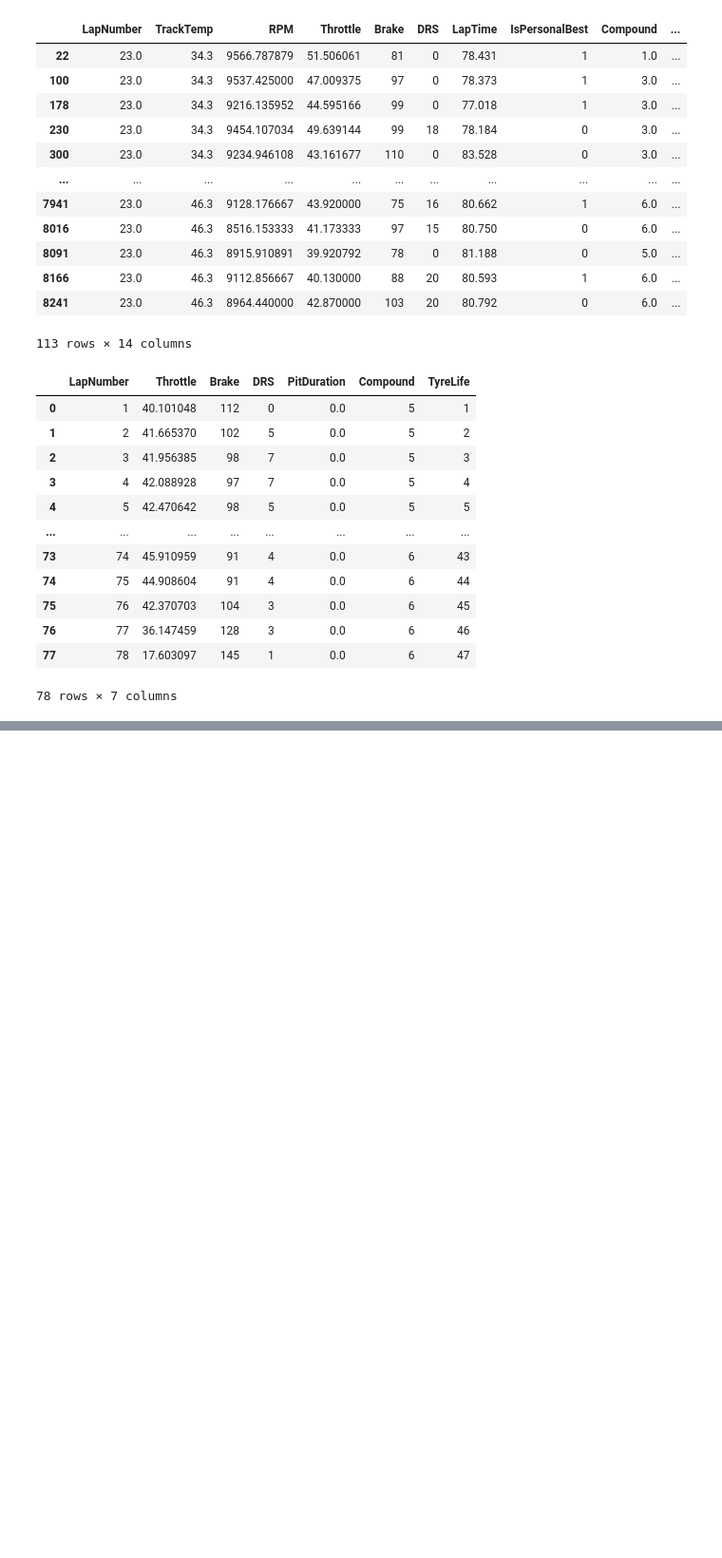
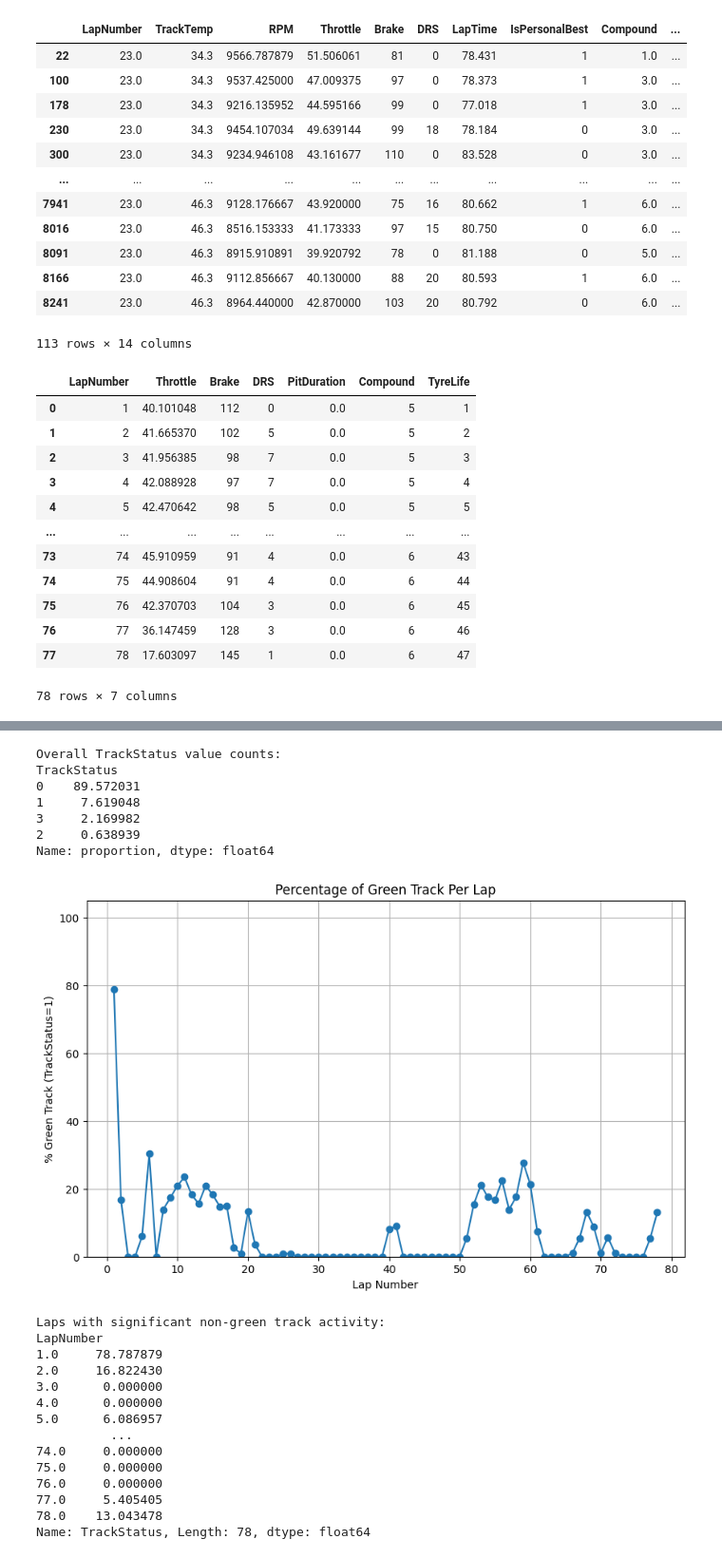
Before and after one commit to JigyashuSaravta/2025Spring_Final_F1, a Jupyter notebook: Fastf1/mc_sim.ipynb, the cells around one changed output, grey strips where cells are left out. Shown at 95% size. Drawn from its saved outputs; the diff is of its cells as text; code cells hidden in the pictures; blank space fills up the shorter version.

```diff
--- a/Fastf1/mc_sim.ipynb
+++ b/Fastf1/mc_sim.ipynb
@@ -71,0 +397,50 @@ laps
+# %%
+import pandas as pd
+import matplotlib.pyplot as plt
+
+# Assuming your random variable df is already loaded as df_random
+
+# Step 1: Overall Value Counts
+print("Overall TrackStatus value counts:")
+print(df_random['TrackStatus'].value_counts(normalize=True) * 100)  # % distribution
+
+# Step 2: Per Lap - % of green track (TrackStatus=1)
+green_track_per_lap = df_random.groupby('LapNumber')['TrackStatus'].apply(lambda x: (x == 1).mean() * 100)
+
+# Step 3: Plot % of green track per lap
+plt.figure(figsize=(10,6))
+plt.plot(green_track_per_lap.index, green_track_per_lap.values, marker='o')
+plt.xlabel('Lap Number')
+plt.ylabel('% Green Track (TrackStatus=1)')
+plt.title('Percentage of Green Track Per Lap')
+plt.ylim(0, 105)
+plt.grid(True)
+plt.show()
+
+# Step 4 (Optional): Identify laps where green track % drops
+laps_with_incidents = green_track_per_lap[green_track_per_lap < 90]
+print("\nLaps with significant non-green track activity:")
+print(laps_with_incidents)
+# %% [output]
+Overall TrackStatus value counts:
+TrackStatus
+0    89.572031
+1     7.619048
+3     2.169982
+2     0.638939
+Name: proportion, dtype: float64
+[figure, added]
+Laps with significant non-green track activity:
+LapNumber
+1.0     78.787879
+2.0     16.822430
+3.0      0.000000
+4.0      0.000000
+5.0      6.086957
+          ...
+74.0     0.000000
+75.0     0.000000
+76.0     0.000000
+77.0     5.405405
+78.0    13.043478
+Name: TrackStatus, Length: 78, dtype: float64
```
Also changed, not shown: parts of 20 cells of this notebook, 3 other files.
